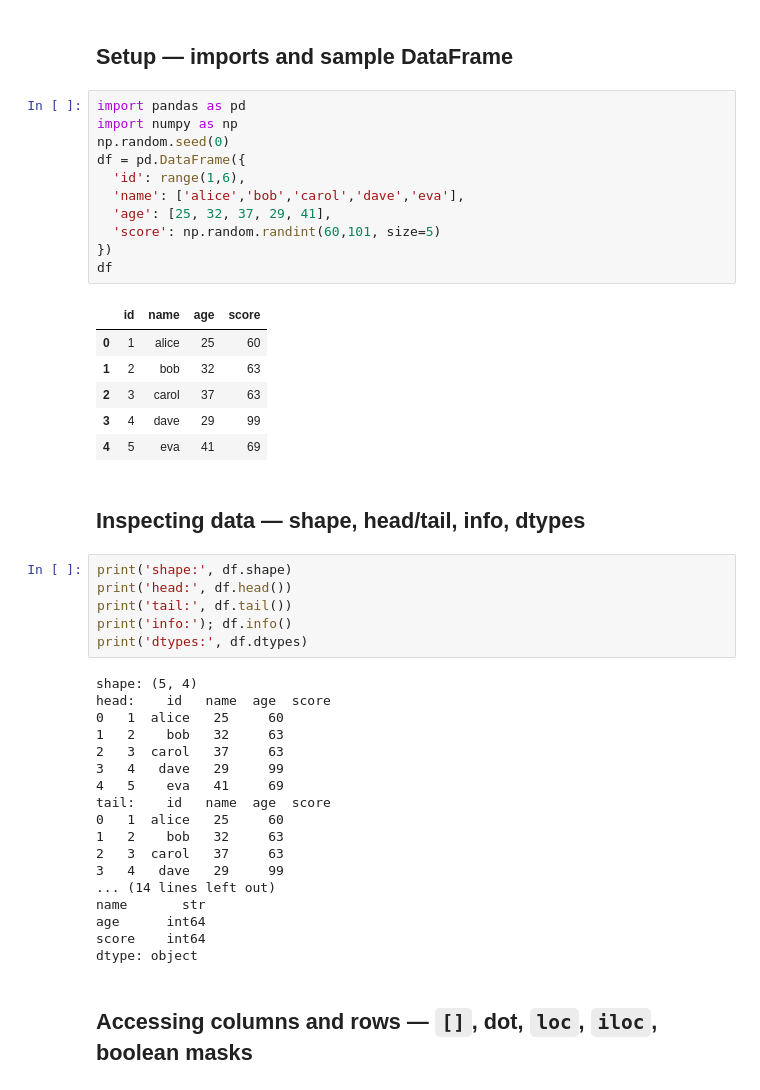
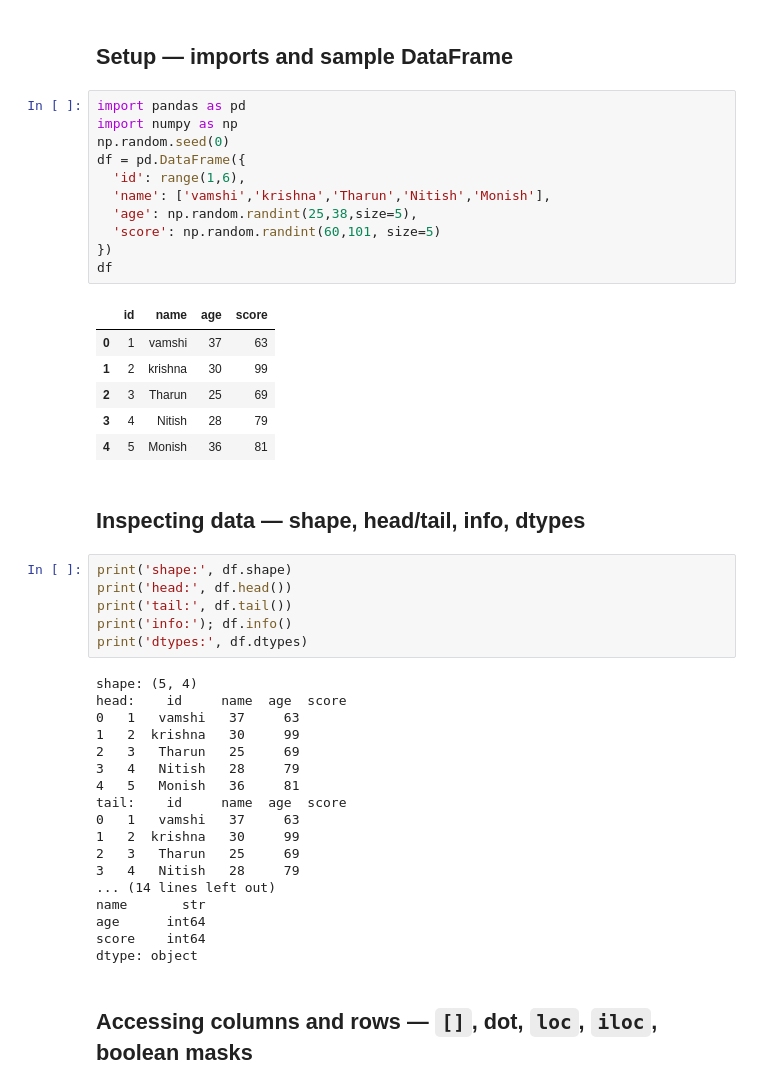
Before and after one commit to Vamshi-vin/Python, a Jupyter notebook: python basics/14 pandas_dataframe_basics_practise.ipynb, the cells around one changed output. Drawn from its saved outputs; the diff is of its cells as text.

```diff
--- a/python basics/14 pandas_dataframe_basics_practise.ipynb
+++ b/python basics/14 pandas_dataframe_basics_practise.ipynb
@@ -7,21 +7,21 @@ A compact, runnable reference covering the most-used DataFrame operations: creat
 # %%
 import pandas as pd
 import numpy as np
 np.random.seed(0)
 df = pd.DataFrame({
   'id': range(1,6),
-  'name': ['alice','bob','carol','dave','eva'],
-  'age': [25, 32, 37, 29, 41],
+  'name': ['vamshi','krishna','Tharun','Nitish','Monish'],
+  'age': np.random.randint(25,38,size=5),
   'score': np.random.randint(60,101, size=5)
 })
 df
 # %% [output]
 |  | id | name | age | score |
-| 0 | 1 | alice | 25 | 60 |
-| 1 | 2 | bob | 32 | 63 |
-| 2 | 3 | carol | 37 | 63 |
-| 3 | 4 | dave | 29 | 99 |
-| 4 | 5 | eva | 41 | 69 |
+| 0 | 1 | vamshi | 37 | 63 |
+| 1 | 2 | krishna | 30 | 99 |
+| 2 | 3 | Tharun | 25 | 69 |
+| 3 | 4 | Nitish | 28 | 79 |
+| 4 | 5 | Monish | 36 | 81 |
 # %% [markdown]
 ## Inspecting data — shape, head/tail, info, dtypes
 # %%
@@ -32,17 +32,17 @@ print('info:'); df.info()
 print('dtypes:', df.dtypes)
 # %% [output]
 shape: (5, 4)
-head:    id   name  age  score
-0   1  alice   25     60
-1   2    bob   32     63
-2   3  carol   37     63
-3   4   dave   29     99
-4   5    eva   41     69
-tail:    id   name  age  score
-0   1  alice   25     60
-1   2    bob   32     63
-2   3  carol   37     63
-3   4   dave   29     99
+head:    id     name  age  score
+0   1   vamshi   37     63
+1   2  krishna   30     99
+2   3   Tharun   25     69
+3   4   Nitish   28     79
+4   5   Monish   36     81
+tail:    id     name  age  score
+0   1   vamshi   37     63
+1   2  krishna   30     99
+2   3   Tharun   25     69
+3   4   Nitish   28     79
 ... (14 lines left out)
 name       str
 age      int64
```
Also changed, not shown: parts of 6 cells of this notebook, 9 other files.
